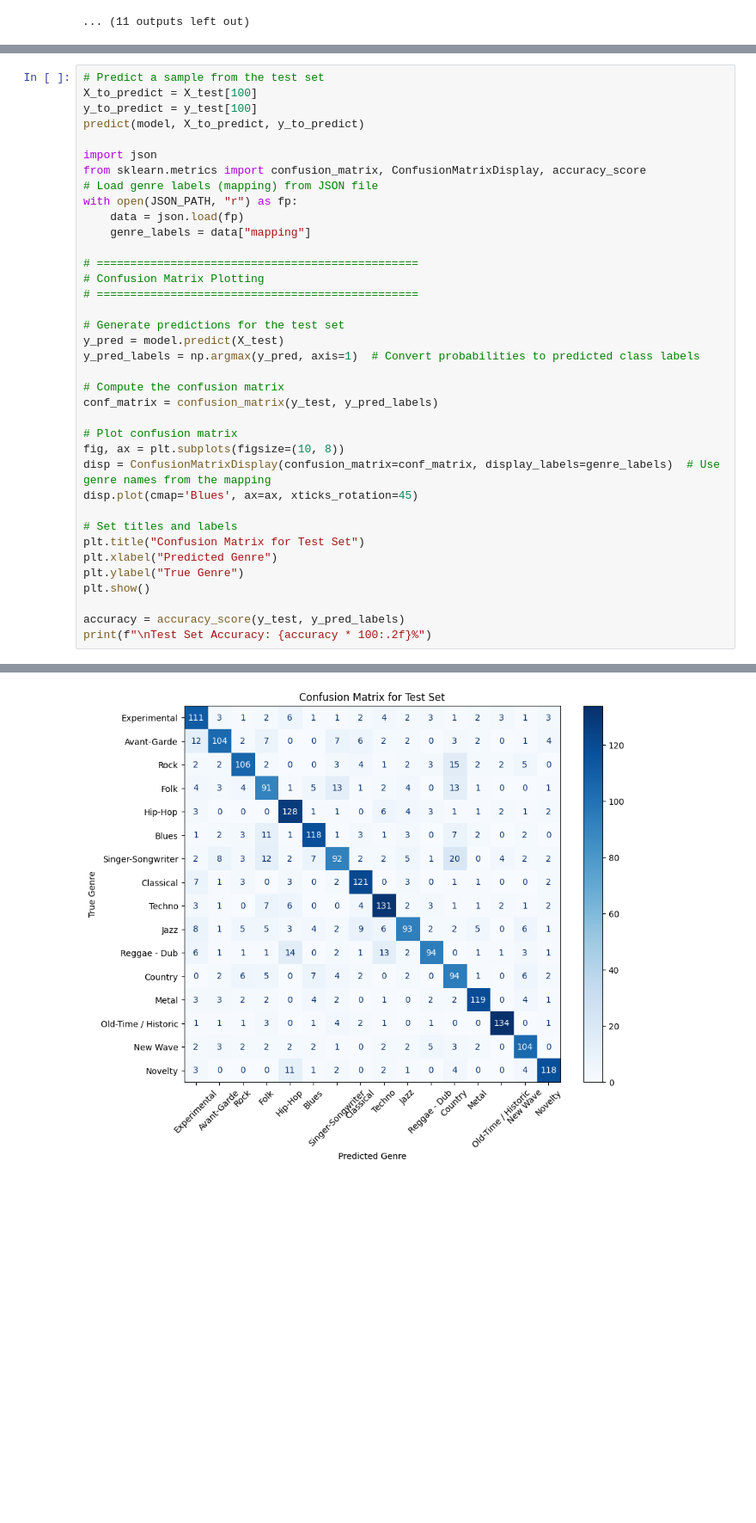
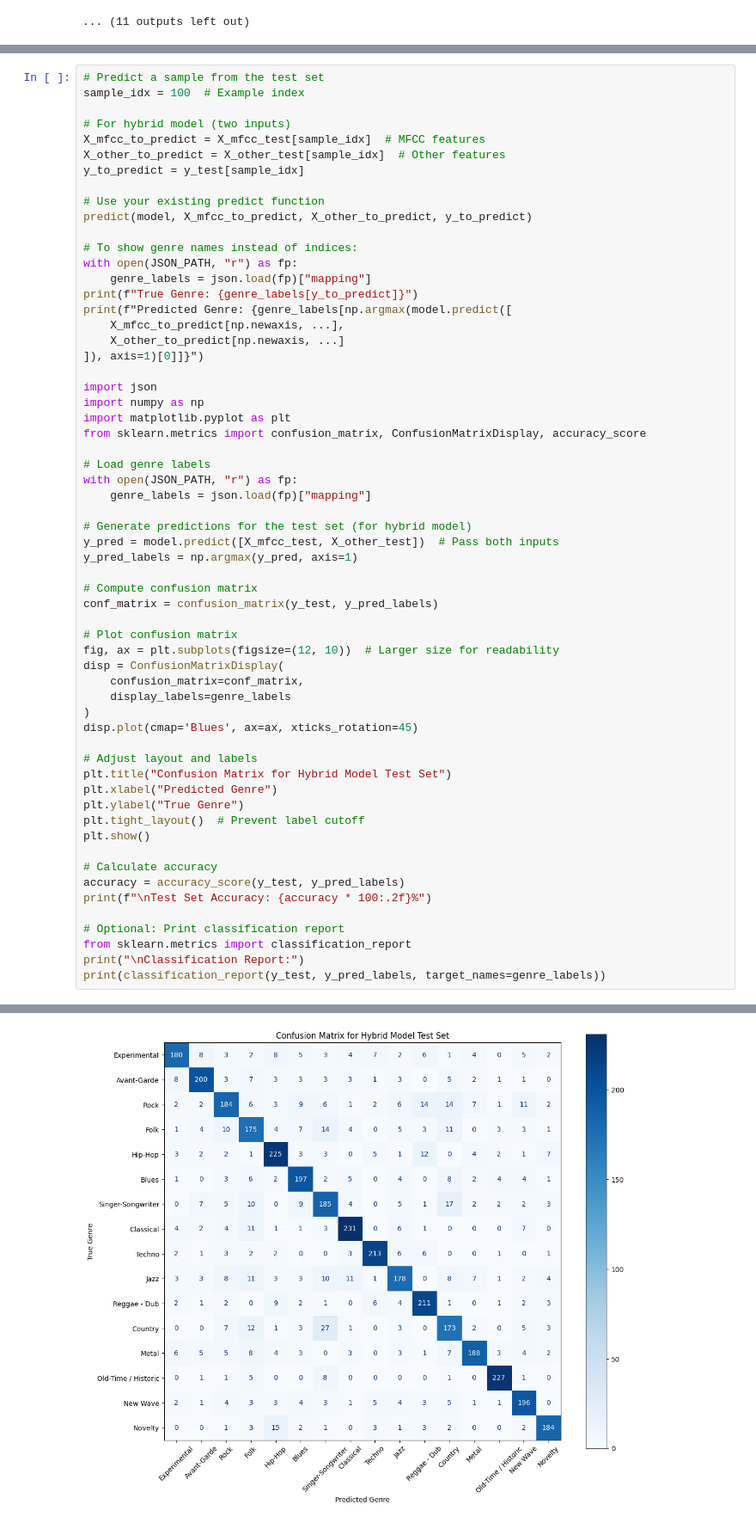
Before and after one commit to hassanjaber7/Music-Genre-Classification, a Jupyter notebook: CNN-PRCNN-MCLNN.ipynb, the cells around one changed output, grey strips where cells are left out. Shown: that part at 86% size. Saved outputs shown, nothing was run; the diff lists cells and outputs as text; blank space fills up the shorter version.

```diff
--- a/CNN-PRCNN-MCLNN.ipynb
+++ b/CNN-PRCNN-MCLNN.ipynb
@@ -598,38 +879,61 @@ KeyboardInterrupt:
 # %%
 # Predict a sample from the test set
-X_to_predict = X_test[100]
-y_to_predict = y_test[100]
-predict(model, X_to_predict, y_to_predict)
+sample_idx = 100  # Example index
+
+# For hybrid model (two inputs)
+X_mfcc_to_predict = X_mfcc_test[sample_idx]  # MFCC features
+X_other_to_predict = X_other_test[sample_idx]  # Other features
+y_to_predict = y_test[sample_idx]
+
+# Use your existing predict function
+predict(model, X_mfcc_to_predict, X_other_to_predict, y_to_predict)
+
+# To show genre names instead of indices:
+with open(JSON_PATH, "r") as fp:
+    genre_labels = json.load(fp)["mapping"]
+print(f"True Genre: {genre_labels[y_to_predict]}")
+print(f"Predicted Genre: {genre_labels[np.argmax(model.predict([
+    X_mfcc_to_predict[np.newaxis, ...],
+    X_other_to_predict[np.newaxis, ...]
+]), axis=1)[0]]}")
 
 import json
+import numpy as np
+import matplotlib.pyplot as plt
 from sklearn.metrics import confusion_matrix, ConfusionMatrixDisplay, accuracy_score
-# Load genre labels (mapping) from JSON file
+
+# Load genre labels
 with open(JSON_PATH, "r") as fp:
-    data = json.load(fp)
-    genre_labels = data["mapping"]
+    genre_labels = json.load(fp)["mapping"]
 
-# ================================================
-# Confusion Matrix Plotting
-# ================================================
+# Generate predictions for the test set (for hybrid model)
+y_pred = model.predict([X_mfcc_test, X_other_test])  # Pass both inputs
+y_pred_labels = np.argmax(y_pred, axis=1)
 
-# Generate predictions for the test set
-y_pred = model.predict(X_test)
-y_pred_labels = np.argmax(y_pred, axis=1)  # Convert probabilities to predicted class labels
-
-# Compute the confusion matrix
+# Compute confusion matrix
 conf_matrix = confusion_matrix(y_test, y_pred_labels)
 
 # Plot confusion matrix
-fig, ax = plt.subplots(figsize=(10, 8))
-disp = ConfusionMatrixDisplay(confusion_matrix=conf_matrix, display_labels=genre_labels)  # Use genre names from the mapping
+fig, ax = plt.subplots(figsize=(12, 10))  # Larger size for readability
+disp = ConfusionMatrixDisplay(
+    confusion_matrix=conf_matrix,
+    display_labels=genre_labels
+)
 disp.plot(cmap='Blues', ax=ax, xticks_rotation=45)
 
-# Set titles and labels
-plt.title("Confusion Matrix for Test Set")
+# Adjust layout and labels
+plt.title("Confusion Matrix for Hybrid Model Test Set")
 plt.xlabel("Predicted Genre")
 plt.ylabel("True Genre")
+plt.tight_layout()  # Prevent label cutoff
 plt.show()
 
+# Calculate accuracy
 accuracy = accuracy_score(y_test, y_pred_labels)
 print(f"\nTest Set Accuracy: {accuracy * 100:.2f}%")
+
+# Optional: Print classification report
+from sklearn.metrics import classification_report
+print("\nClassification Report:")
+print(classification_report(y_test, y_pred_labels, target_names=genre_labels))
 # %% [output]
@@ -639 +946 @@ Target: 11, Predicted label: [11]
-[figure, old version]
+[figure, new version]
```
Also changed, not shown: parts of 7 cells of this notebook, 2 other files.
